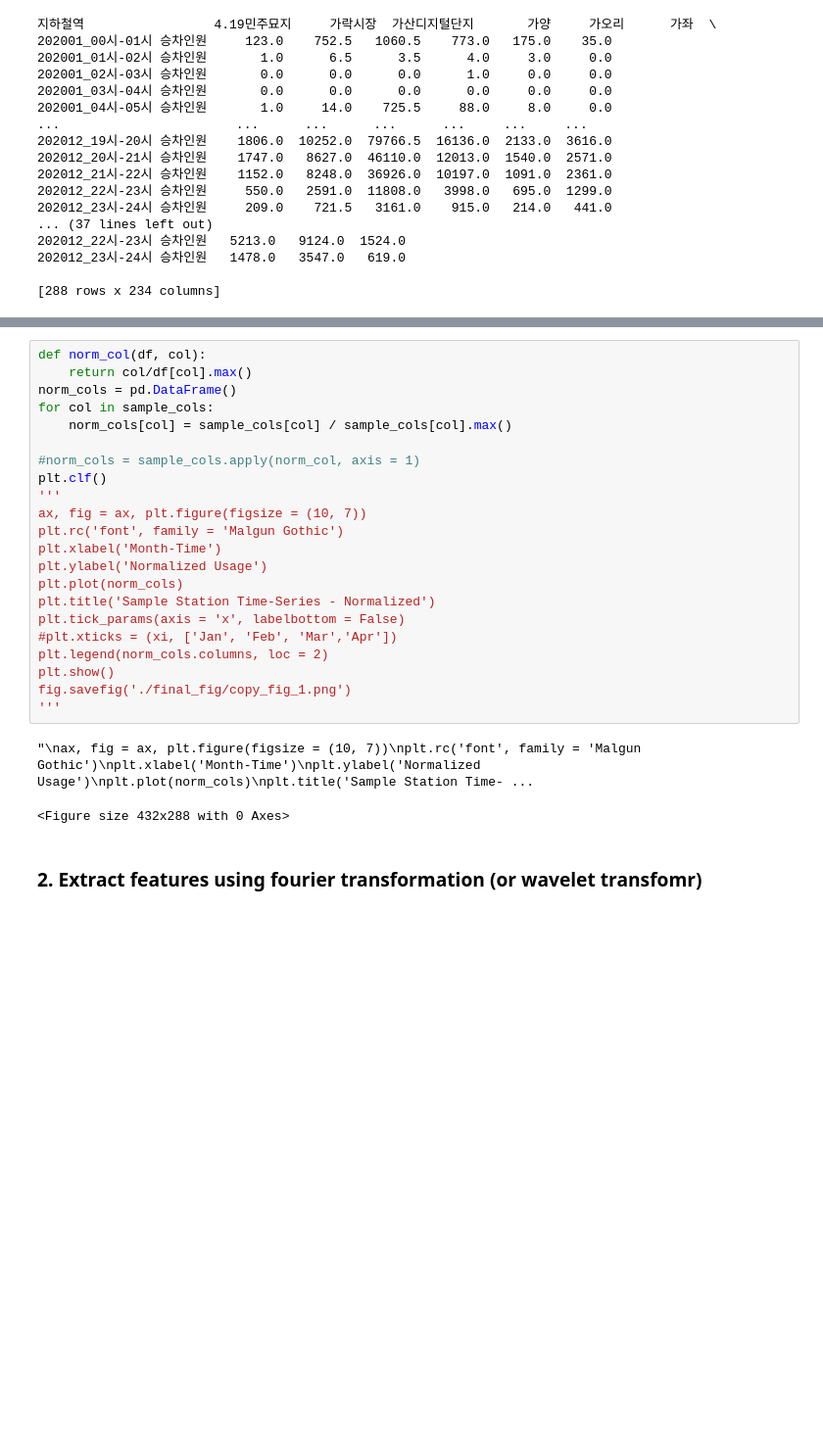
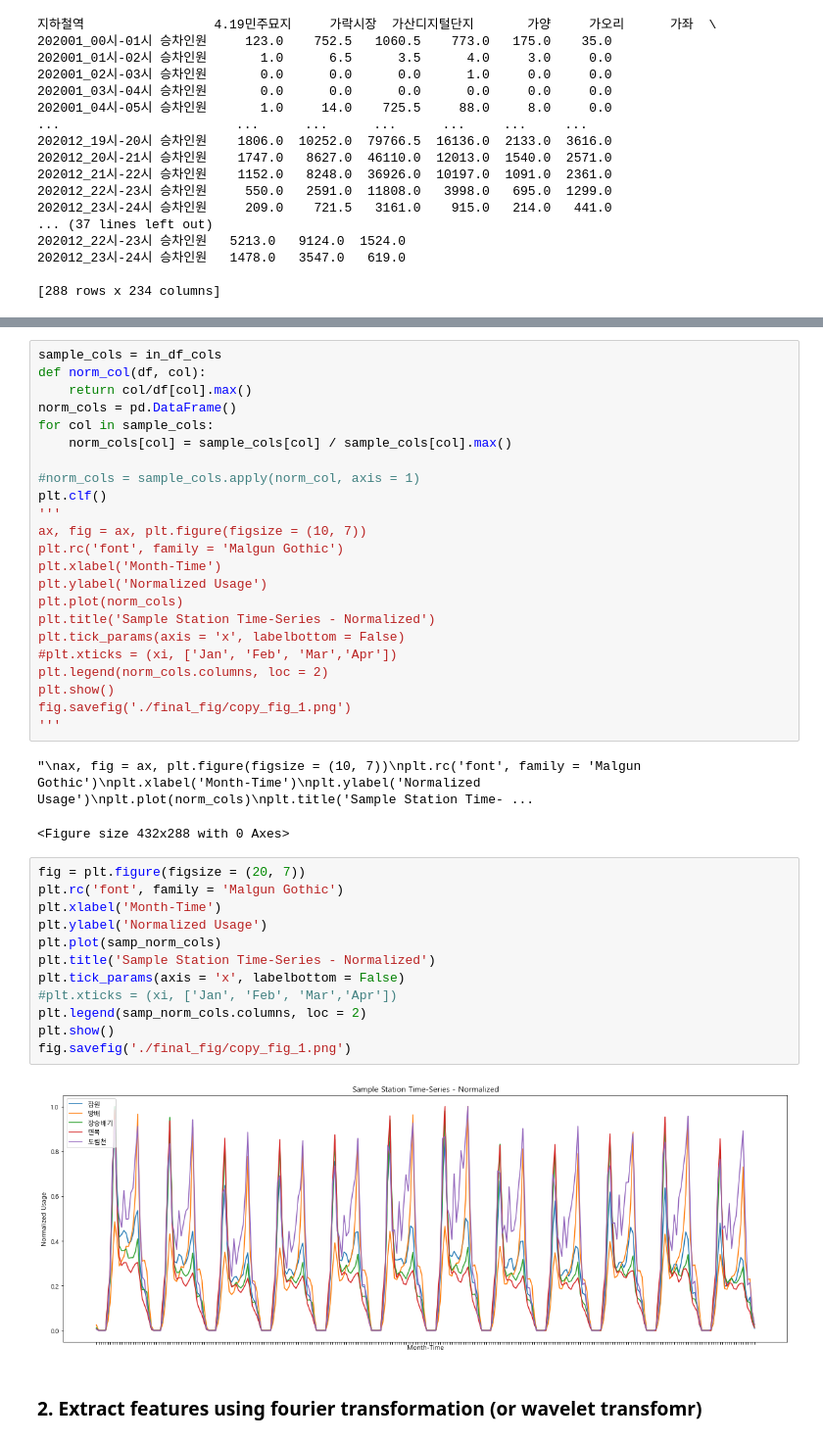
Before and after one commit to cwoong2park/UrbanDataTutorial, a Jupyter notebook: Final_Proj copy.ipynb, the cells around one changed output, grey strips where cells are left out. Shown at 98% size. Cells and saved outputs as stored; diff of their text form; blank space fills up the shorter version.

```diff
--- a/Final_Proj copy.ipynb
+++ b/Final_Proj copy.ipynb
@@ -181,4 +178,5 @@ fig.savefig('./final_fig/copy_fig_0.png')
 # %%
+sample_cols = in_df_cols
 def norm_col(df, col):
     return col/df[col].max()
 norm_cols = pd.DataFrame()
@@ -203,6 +201,20 @@ fig.savefig('./final_fig/copy_fig_1.png')
 # %% [output]
 "\nax, fig = ax, plt.figure(figsize = (10, 7))\nplt.rc('font', family = 'Malgun Gothic')\nplt.xlabel('Month-Time')\nplt.ylabel('Normalized Usage')\nplt.plot(norm_cols)\nplt.title('Sample Station Time- ...
 <Figure size 432x288 with 0 Axes>
+# %%
+fig = plt.figure(figsize = (20, 7))
+plt.rc('font', family = 'Malgun Gothic')
+plt.xlabel('Month-Time')
+plt.ylabel('Normalized Usage')
+plt.plot(samp_norm_cols)
+plt.title('Sample Station Time-Series - Normalized')
+plt.tick_params(axis = 'x', labelbottom = False)
+#plt.xticks = (xi, ['Jan', 'Feb', 'Mar','Apr'])
+plt.legend(samp_norm_cols.columns, loc = 2)
+plt.show()
+fig.savefig('./final_fig/copy_fig_1.png')
+# %% [output]
+[figure, added]
 # %% [markdown]
 ### 2. Extract features using fourier transformation (or wavelet transfomr)
 # %%
```
Also changed, not shown: parts of 8 cells of this notebook, 6 other files.
